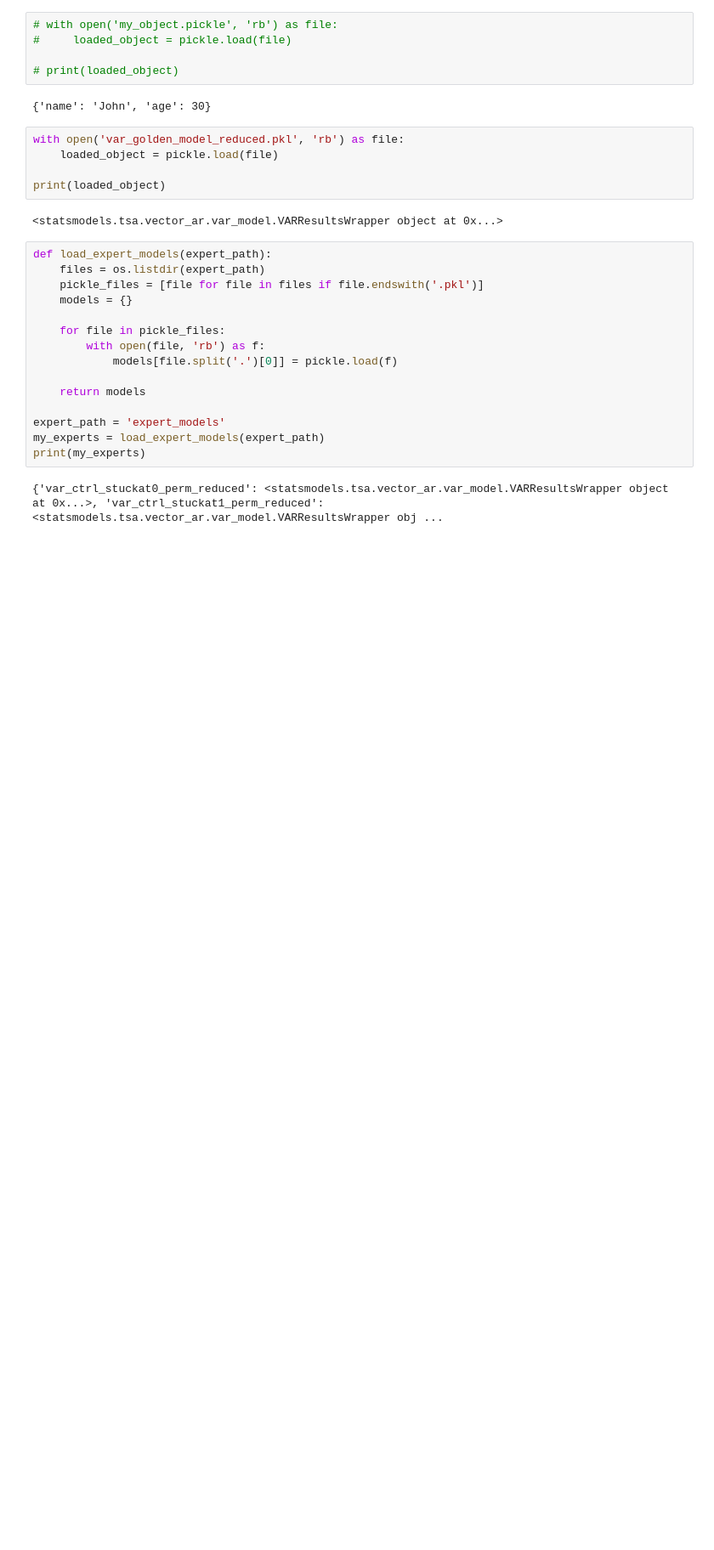
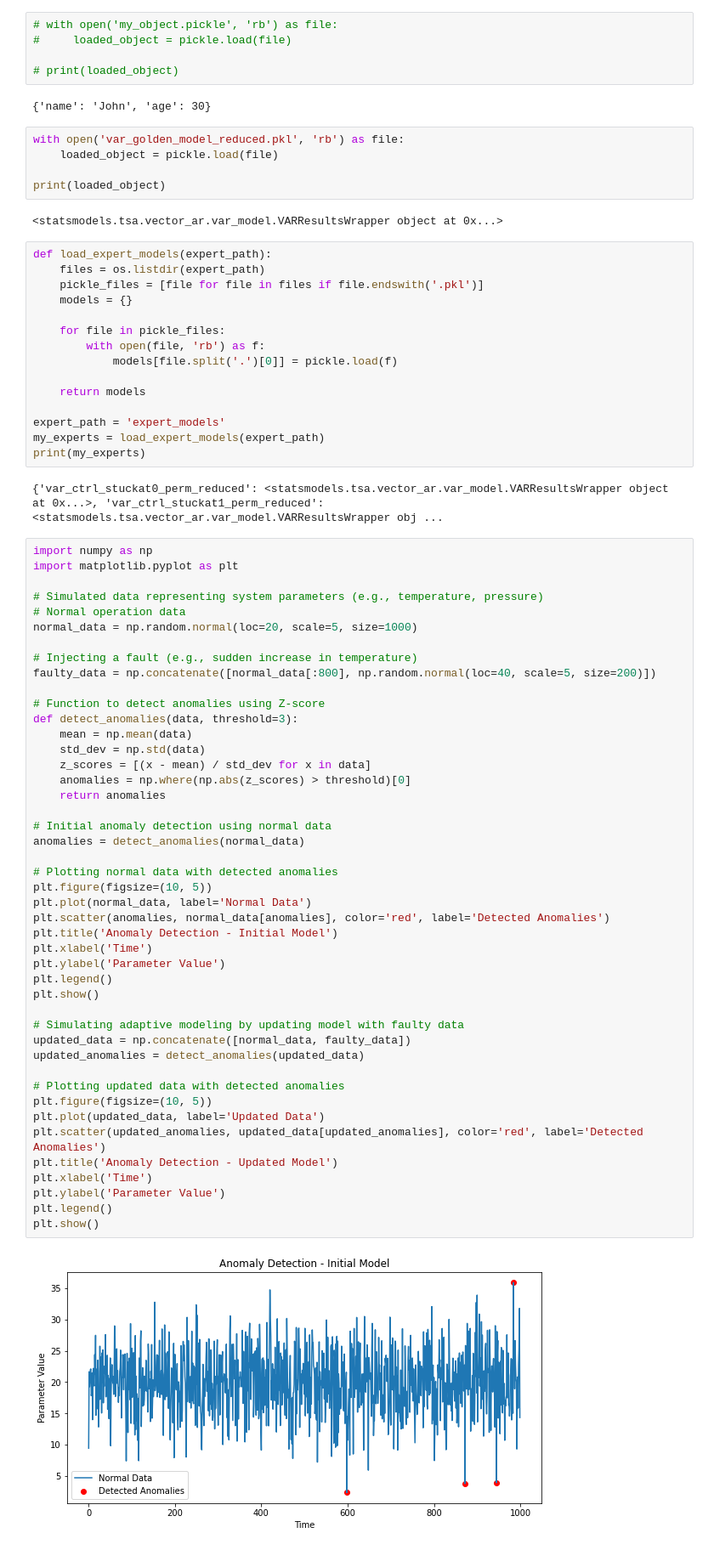
Before and after one commit to hayatu4islam/Adaptive_Fault_Detection, a Jupyter notebook: testing.ipynb, the cells around one changed output. Shown: that part at 85% size. Drawn from its saved outputs; the diff is of its cells as text; blank space fills up the shorter version.

```diff
--- a/testing.ipynb
+++ b/testing.ipynb
@@ -44,3 +44,50 @@ my_experts = load_expert_models(expert_path)
 print(my_experts)
 # %% [output]
 {'var_ctrl_stuckat0_perm_reduced': <statsmodels.tsa.vector_ar.var_model.VARResultsWrapper object at 0x...>, 'var_ctrl_stuckat1_perm_reduced': <statsmodels.tsa.vector_ar.var_model.VARResultsWrapper obj ...
+# %%
+import numpy as np
+import matplotlib.pyplot as plt
+
+# Simulated data representing system parameters (e.g., temperature, pressure)
+# Normal operation data
+normal_data = np.random.normal(loc=20, scale=5, size=1000)
+
+# Injecting a fault (e.g., sudden increase in temperature)
+faulty_data = np.concatenate([normal_data[:800], np.random.normal(loc=40, scale=5, size=200)])
+
+# Function to detect anomalies using Z-score
+def detect_anomalies(data, threshold=3):
+    mean = np.mean(data)
+    std_dev = np.std(data)
+    z_scores = [(x - mean) / std_dev for x in data]
+    anomalies = np.where(np.abs(z_scores) > threshold)[0]
+    return anomalies
+
+# Initial anomaly detection using normal data
+anomalies = detect_anomalies(normal_data)
+
+# Plotting normal data with detected anomalies
+plt.figure(figsize=(10, 5))
+plt.plot(normal_data, label='Normal Data')
+plt.scatter(anomalies, normal_data[anomalies], color='red', label='Detected Anomalies')
+plt.title('Anomaly Detection - Initial Model')
+plt.xlabel('Time')
+plt.ylabel('Parameter Value')
+plt.legend()
+plt.show()
+
+# Simulating adaptive modeling by updating model with faulty data
+updated_data = np.concatenate([normal_data, faulty_data])
+updated_anomalies = detect_anomalies(updated_data)
+
+# Plotting updated data with detected anomalies
+plt.figure(figsize=(10, 5))
+plt.plot(updated_data, label='Updated Data')
+plt.scatter(updated_anomalies, updated_data[updated_anomalies], color='red', label='Detected Anomalies')
+plt.title('Anomaly Detection - Updated Model')
+plt.xlabel('Time')
+plt.ylabel('Parameter Value')
+plt.legend()
+plt.show()
+# %% [output]
+[figure, added]
```
Also changed, not shown: parts of 1 cell of this notebook.
